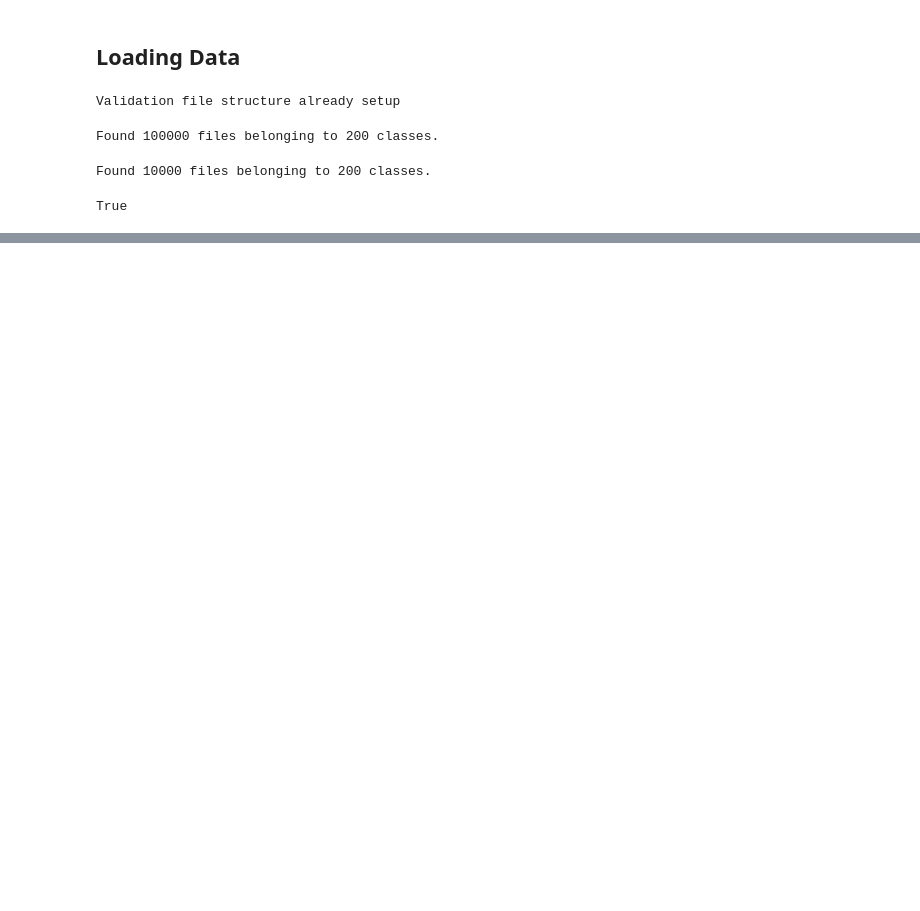
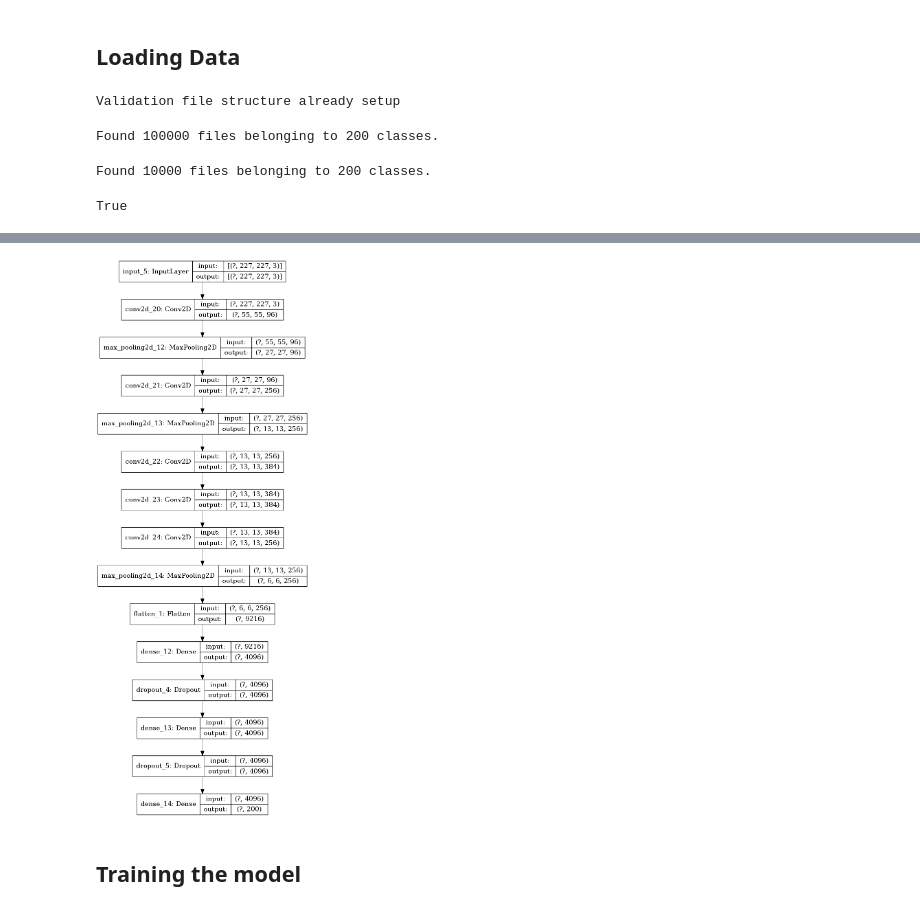
Before and after one commit to ivanzvonkov/ml-papers, a Jupyter notebook: AlexNet/alexnet.ipynb, the cells around one changed output, grey strips where cells are left out. Cells and saved outputs as stored; diff of their text form; code cells hidden in the pictures; blank space fills up the shorter version.

```diff
--- a/AlexNet/alexnet.ipynb
+++ b/AlexNet/alexnet.ipynb
@@ -158,0 +152,35 @@ for images, labels in train_batches:
+# %%
+def make_model(input_shape, num_classes):
+    inputs = keras.Input(shape=input_shape)
+
+    x = layers.Conv2D(filters=96, kernel_size=(11,11), strides=4, padding='valid', activation='relu')(inputs)
+    x = layers.MaxPooling2D(pool_size=(3,3), strides=2)(x)
+
+    x = layers.Conv2D(filters=256, kernel_size=(5,5), padding='same', activation='relu')(x)
+    x = layers.MaxPooling2D(pool_size=(3,3), strides=2)(x)
+
+    x = layers.Conv2D(filters=384, kernel_size=(3,3), padding='same', activation='relu')(x)
+
+    x = layers.Conv2D(filters=384, kernel_size=(3,3), padding='same', activation='relu')(x)
+
+    x = layers.Conv2D(filters=256, kernel_size=(3,3), padding='same', activation='relu')(x)
+    x = layers.MaxPooling2D(pool_size=(3,3), strides=2)(x)
+
+    x = layers.Flatten()(x)
+
+    x = layers.Dense(units=4096, activation='relu')(x)
+    x = layers.Dropout(0.5)(x)
+
+    x = layers.Dense(units=4096, activation='relu')(x)
+    x = layers.Dropout(0.5)(x)
+
+    outputs = layers.Dense(units=num_classes, activation='softmax')(x)
+
+    return keras.Model(inputs, outputs)
+
+model = make_model(input_shape=(227,227, 3), num_classes=200)
+keras.utils.plot_model(model, show_shapes=True)
+# %% [output]
+[figure, added]
+# %% [markdown]
+## Training the model
```
Also changed, not shown: parts of 14 cells of this notebook, 2 other files.
